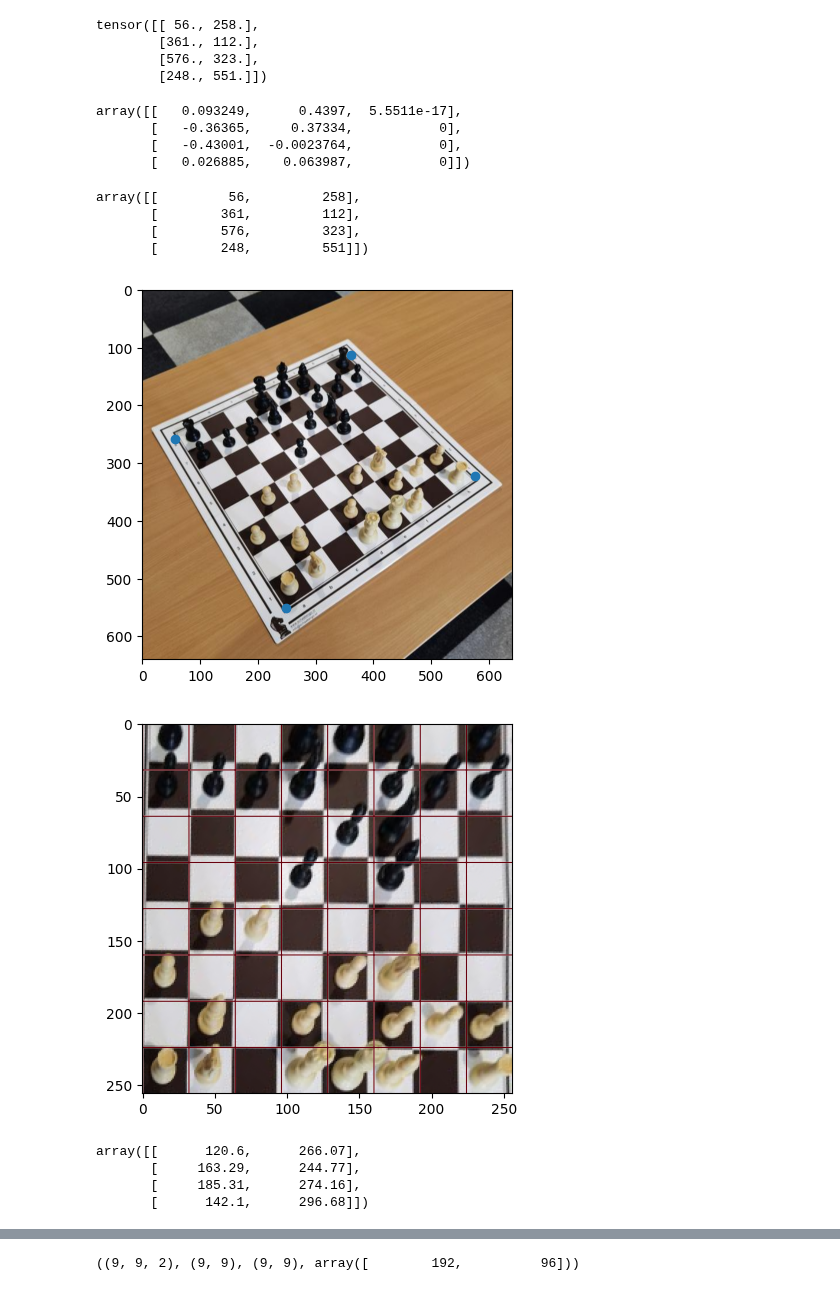
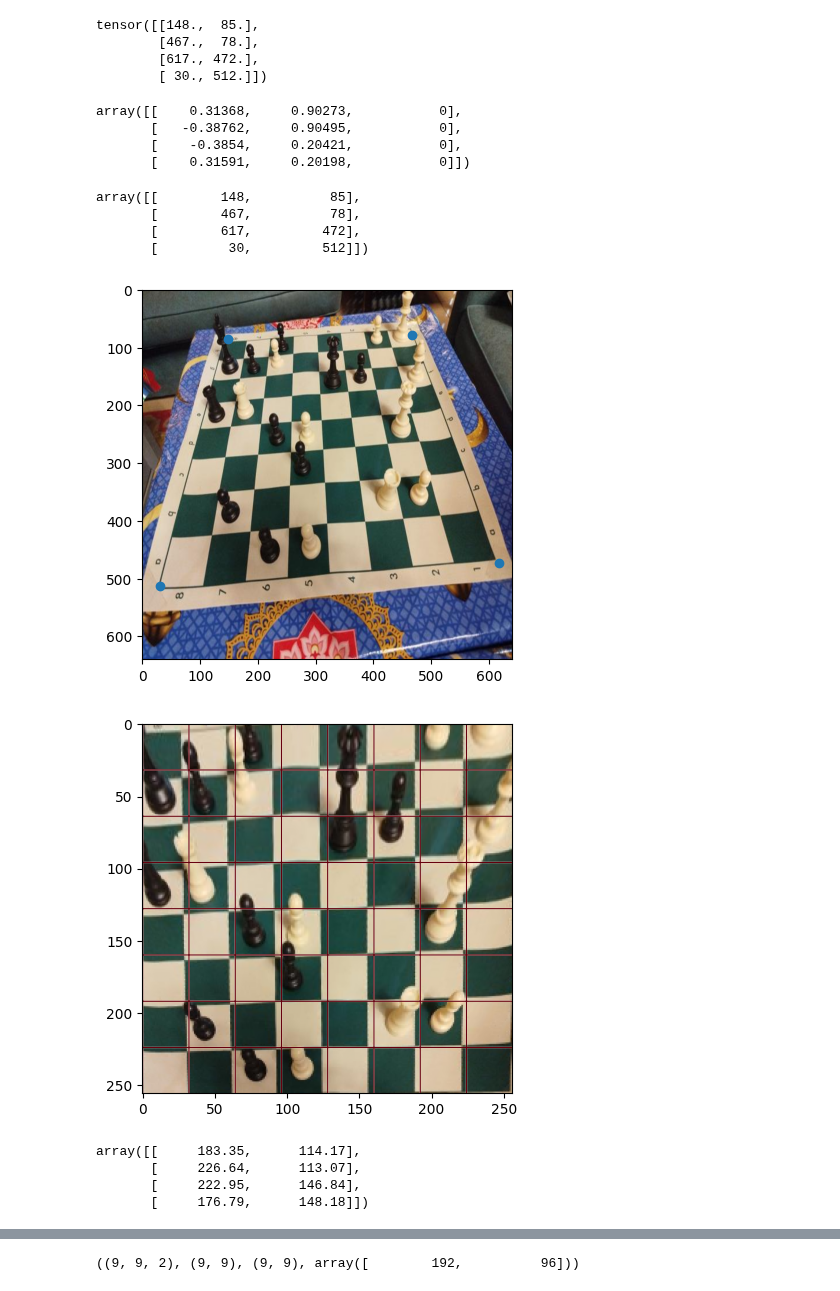
Before and after one commit to MostafaBelo/thesis_chess_lens, a Jupyter notebook: src/PieceDetection/PieceCropper_3D/main.ipynb, the cells around one changed output, grey strips where cells are left out. Saved outputs shown, nothing was run; the diff lists cells and outputs as text; code cells hidden in the pictures.

```diff
--- a/src/PieceDetection/PieceCropper_3D/main.ipynb
+++ b/src/PieceDetection/PieceCropper_3D/main.ipynb
@@ -23,10 +25,10 @@ dataloader = ChessDataset.getLoader(dataset, batch_size=4, num_worders=0)
     # print(H, W)
     # break
 
-img, _ = dataset[400]
+img, _ = dataset[50]
 
 # img = ChessLens.ChessLensImage("./Dataset/img_3.jpeg")
-img = ChessLens.ChessLensImage(img)
+img = ChessLens.ChessLensImage(img, "yolo")
 img.detect_board()
 _, H, W = img.img.shape
 label = {
@@ -177,28 +179,28 @@ print(p3)
 # %%
 label["corners"]
 # %% [output]
-tensor([[ 56., 258.],
-        [361., 112.],
-        [576., 323.],
-        [248., 551.]])
+tensor([[148.,  85.],
+        [467.,  78.],
+        [617., 472.],
+        [ 30., 512.]])
 # %%
 corners_3d = trace_ray(from_2d_to_3d(label["corners"].numpy(), K, R), cam_point, np.zeros((4)))
 corners_3d
 # %% [output]
-array([[   0.093249,      0.4397,  5.5511e-17],
-       [   -0.36365,     0.37334,           0],
-       [   -0.43001,  -0.0023764,           0],
-       [   0.026885,    0.063987,           0]])
+array([[    0.31368,     0.90273,           0],
+       [   -0.38762,     0.90495,           0],
+       [    -0.3854,     0.20421,           0],
+       [    0.31591,     0.20198,           0]])
 # %%
 corners_up_2d = from_3d_to_2d(corners_3d, K, R)
 corners_up_2d
 # %% [output]
-array([[         56,         258],
-       [        361,         112],
-       [        576,         323],
-       [        248,         551]])
+array([[        148,          85],
+       [        467,          78],
+       [        617,         472],
+       [         30,         512]])
 # %%
 plt.imshow(img.img.permute(1,2,0));
 plt.scatter(corners_up_2d[:,0], corners_up_2d[:,1]);
 # %% [output]
-[figure, old version]
+[figure, new version]
@@ -207,15 +207,21 @@ img.recognize_pieces()
 # %%
-M = ChessLens.PieceDetection.piece_detector.piece_detector.M
+M = cv2.getPerspectiveTransform(img.board_detection.cpu().numpy().astype(np.float32), np.array([
+    [0,0],
+    [256,0],
+    [256,256],
+    [0,256],
+], dtype=np.float32))
+M = torch.tensor(M)
 
 warpped_img = cv2.warpPerspective(img.img.permute(1,2,0).numpy(), M.numpy(), (256,256))
 plt.imshow(warpped_img);
 
 grid = np.zeros((256,256))
 grid[::32, :] = 1
 grid[:, ::32] = 1
 plt.imshow(grid, alpha = grid, cmap="Reds");
 # %% [output]
-[figure, old version]
+[figure, new version]
 # %%
 r = 2
 c = 2
@@ -238,10 +244,10 @@ for i in range(len(sq_box)):
 inverted_sq = np.stack(inverted_sq, axis=0)
 inverted_sq
 # %% [output]
-array([[      120.6,      266.07],
-       [     163.29,      244.77],
-       [     185.31,      274.16],
-       [      142.1,      296.68]])
+array([[     183.35,      114.17],
+       [     226.64,      113.07],
+       [     222.95,      146.84],
+       [     176.79,      148.18]])
 # %%
 pts = trace_ray(from_2d_to_3d(inverted_sq, K, R), cam_point, np.zeros(4)) + np.concat([np.zeros((4,2)), .1*np.ones((4,1))], axis=1)
 pts2 = from_3d_to_2d(pts, K, R)
```
Also changed, not shown: parts of 9 cells of this notebook, 6 other files.
